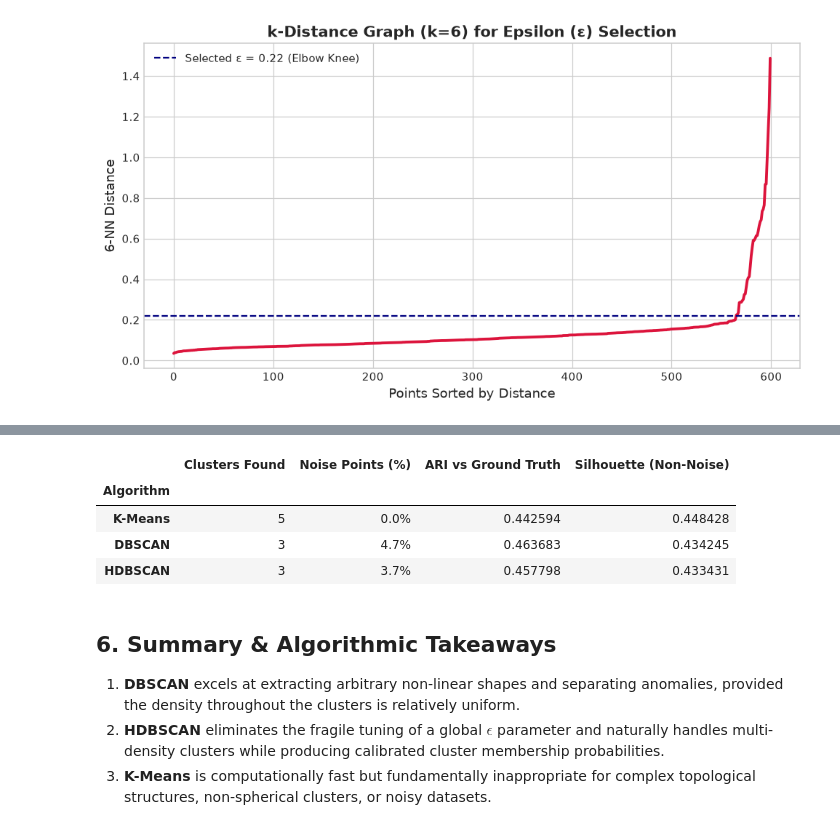
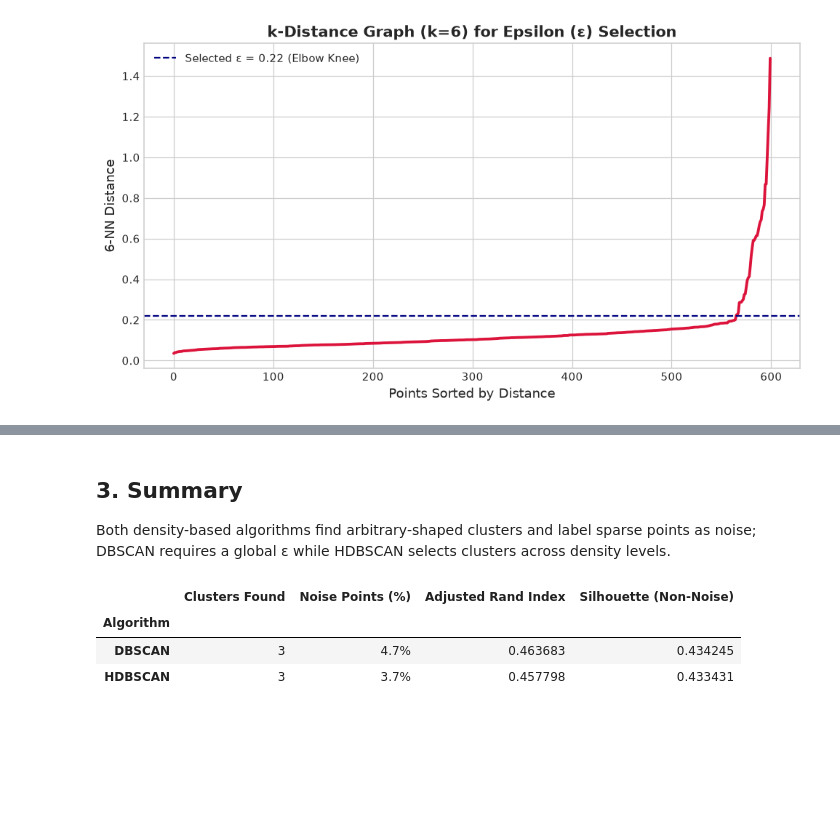
Before and after one commit to Atik203/ML-Algorithms, a Jupyter notebook: notebooks/02_density_based_learning.ipynb, the cells around one changed output, grey strips where cells are left out. Saved outputs shown, nothing was run; the diff lists cells and outputs as text; code cells hidden in the pictures; blank space fills up the shorter version.

```diff
--- a/notebooks/02_density_based_learning.ipynb
+++ b/notebooks/02_density_based_learning.ipynb
@@ -294,37 +170,27 @@ Let's synthesize our empirical findings across all three algorithms:
+# %% [markdown]
+## 3. Summary
+Both density-based algorithms find arbitrary-shaped clusters and label sparse points
+as noise; DBSCAN requires a global ε while HDBSCAN selects clusters across density levels.
 # %%
-# ---- Compare K-Means, DBSCAN and HDBSCAN on equal footing ----
-def eval_density_algo(name, labels):
-    """Compute summary metrics for one density-based partition."""
-    mask = (labels != -1)                                   # ignore noise for silhouette
+# ---- Summary metrics (silhouette computed on non-noise points only) ----
+def density_metrics(name, labels):
+    mask = labels != -1
     sil = silhouette_score(X[mask], labels[mask]) if len(set(labels[mask])) > 1 else np.nan
-    ari = adjusted_rand_score(y_true, labels)               # agreement with ground truth
-    n_cl = len(set(labels)) - (1 if -1 in labels else 0)    # cluster count
-    noise_pct = (np.sum(labels == -1) / len(labels)) * 100  # % labelled as noise
     return {
         "Algorithm": name,
-        "Clusters Found": n_cl,
-        "Noise Points (%)": f"{noise_pct:.1f}%",
-        "ARI vs Ground Truth": ari,
-        "Silhouette (Non-Noise)": sil
+        "Clusters Found": len(set(labels)) - (1 if -1 in labels else 0),
+        "Noise Points (%)": f"{np.sum(labels == -1) / len(labels) * 100:.1f}%",
+        "Adjusted Rand Index": adjusted_rand_score(y_true, labels),
+        "Silhouette (Non-Noise)": sil,
     }
 
-# Build one table row per algorithm
 comparison_table = pd.DataFrame([
-    eval_density_algo("K-Means", km_labels),
-    eval_density_algo("DBSCAN", db_labels),
-    eval_density_algo("HDBSCAN", hdb_labels)
+    density_metrics("DBSCAN", db_labels),
+    density_metrics("HDBSCAN", hdb_labels),
 ]).set_index("Algorithm")
-
-# Highlight the best ARI/silhouette values in green
-display(comparison_table.style.highlight_max(subset=['ARI vs Ground Truth', 'Silhouette (Non-Noise)'], color='lightgreen'))
+display(comparison_table.style.highlight_max(subset=['Adjusted Rand Index', 'Silhouette (Non-Noise)'], color='lightgreen'))
 # %% [output]
-|  | Clusters Found | Noise Points (%) | ARI vs Ground Truth | Silhouette (Non-Noise) |
+|  | Clusters Found | Noise Points (%) | Adjusted Rand Index | Silhouette (Non-Noise) |
 | Algorithm |  |  |  |  |
-| K-Means | 5 | 0.0% | 0.442594 | 0.448428 |
 | DBSCAN | 3 | 4.7% | 0.463683 | 0.434245 |
 | HDBSCAN | 3 | 3.7% | 0.457798 | 0.433431 |
-# %% [markdown]
-## 6. Summary & Algorithmic Takeaways
-1. **DBSCAN** excels at extracting arbitrary non-linear shapes and separating anomalies, provided the density throughout the clusters is relatively uniform.
-2. **HDBSCAN** eliminates the fragile tuning of a global $\epsilon$ parameter and naturally handles multi-density clusters while producing calibrated cluster membership probabilities.
-3. **K-Means** is computationally fast but fundamentally inappropriate for complex topological structures, non-spherical clusters, or noisy datasets.
```
Also changed, not shown: parts of 14 cells of this notebook, 23 other files.
